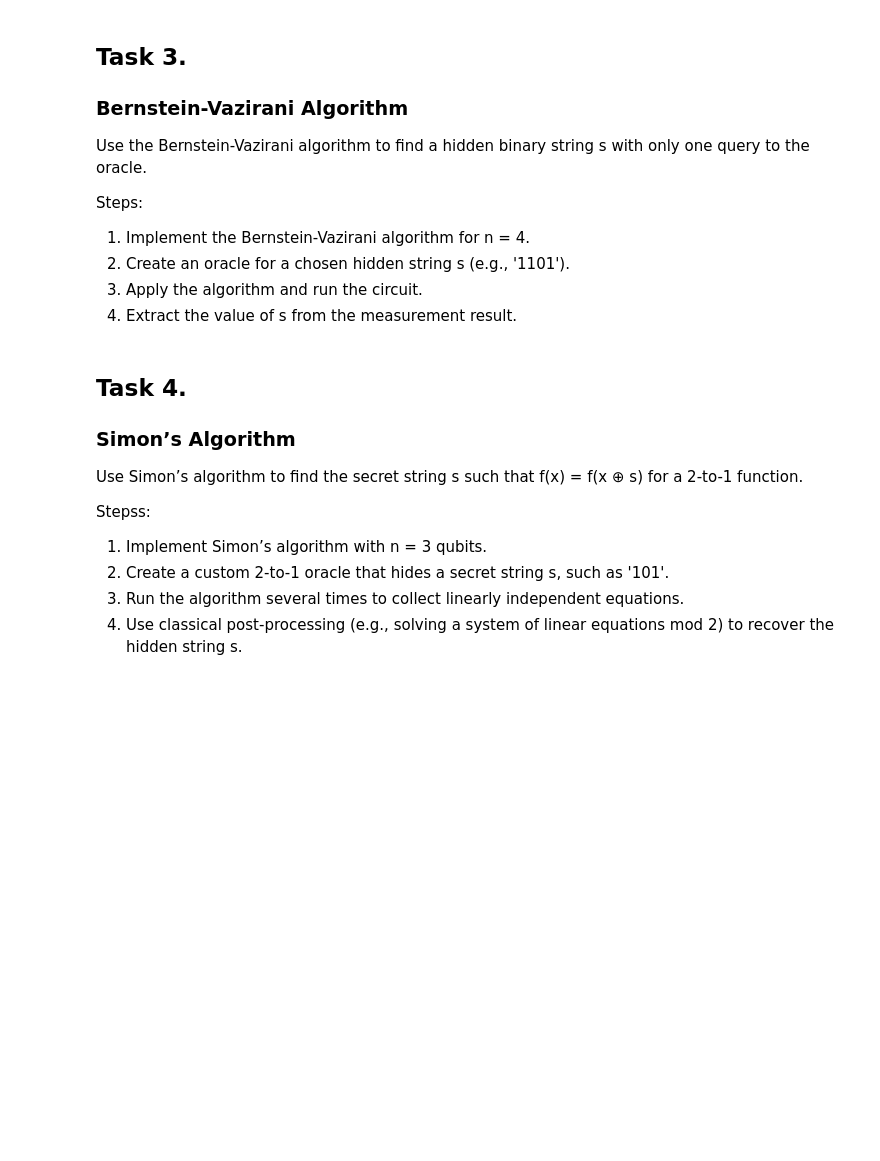
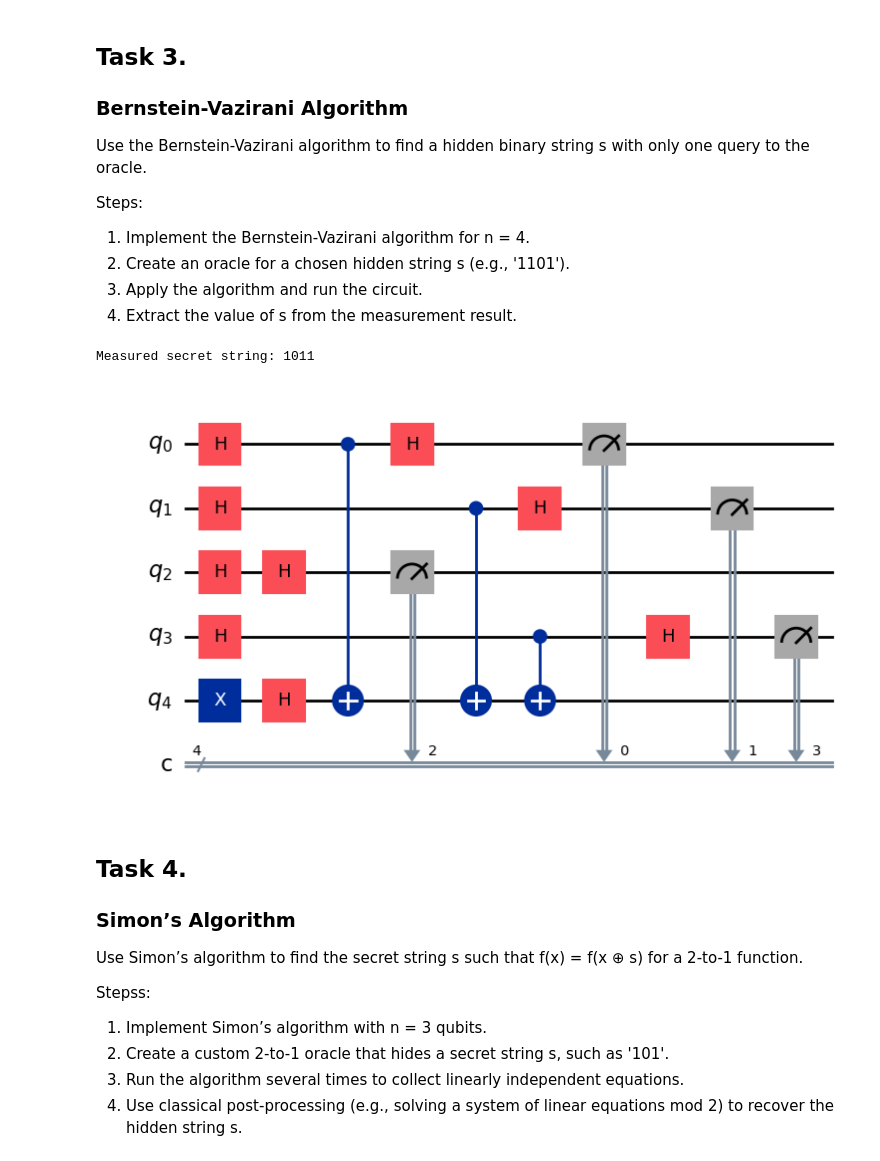
Before and after one commit to MisterRus01/AbstractFactoryDZ, a Jupyter notebook: lab2_basicquantumcomputingalgorithms.ipynb, the cells around one changed output. Saved outputs shown, nothing was run; the diff lists cells and outputs as text; code cells hidden in the pictures; blank space fills up the shorter version.

```diff
--- a/lab2_basicquantumcomputingalgorithms.ipynb
+++ b/lab2_basicquantumcomputingalgorithms.ipynb
@@ -1808,3 +1810,50 @@ Steps:
+# %%
+## Write your code here:
+def bernstein_vazirani_oracle(qc, s):
+    n = len(s)
+    for i in range(n):
+        if s[i] == '1':
+            qc.cx(i, n)
+    return qc
+
+def bernstein_vazirani(s):
+    n = len(s)
+    qc = QuantumCircuit(n + 1, n)
+
+    # Initialize qubits
+    qc.x(n)
+    qc.h(range(n + 1))
+
+    # Apply oracle
+    bernstein_vazirani_oracle(qc, s)
+
+    # Apply Hadamard gates to input qubits
+    qc.h(range(n))
+
+    # Measure the input qubits
+    qc.measure(range(n), range(n))
+
+    return qc
+
+# Set the secret string
+s = '1101'
+
+# Create and run the circuit
+bv_qc = bernstein_vazirani(s)
+aer_sim = AerSimulator()
+job = aer_sim.run(bv_qc)
+result = job.result()
+counts = result.get_counts()
+
+# Extract the value of s from the measurement result
+measured_s = list(counts.keys())[0]
+print("Measured secret string:", measured_s)
+# %% [output]
+Measured secret string: 1011
+# %%
+bv_qc.draw(output = 'mpl')
+# %% [output]
+[figure, added]
 # %% [markdown]
 ## Task 4.
 
```
Also changed, not shown: parts of 9 cells of this notebook.
